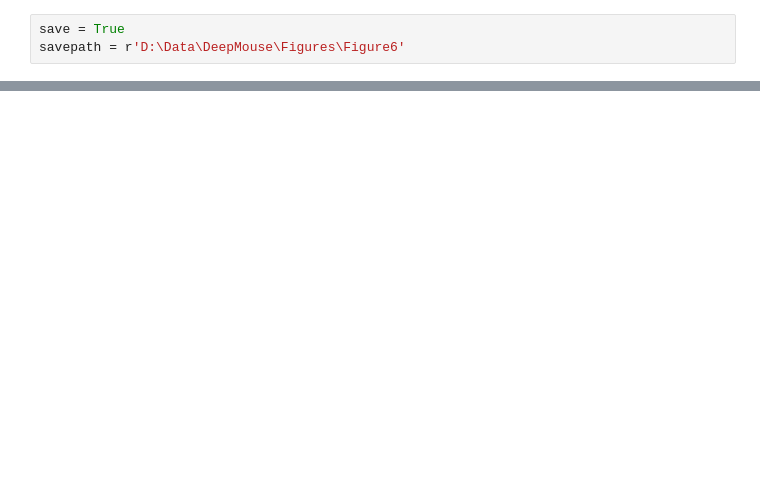
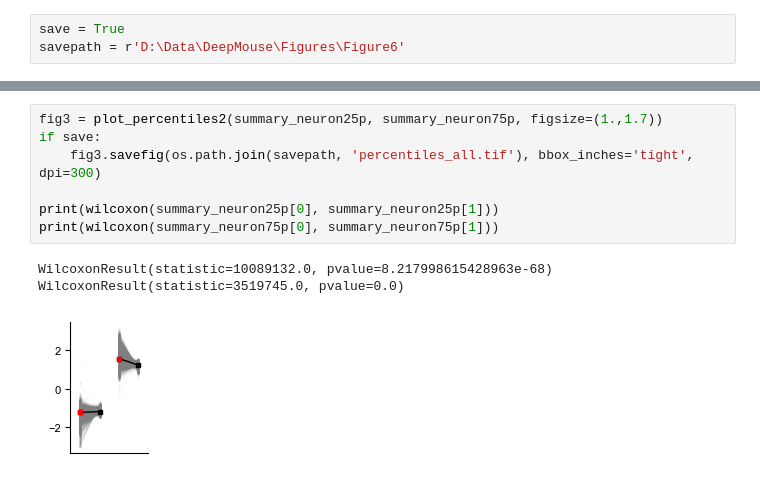
Before and after one commit to ruditong/MouseFeatureLandscape, a Jupyter notebook: analysis/Figure6.ipynb, the cells around one changed output, grey strips where cells are left out. Drawn from its saved outputs; the diff is of its cells as text; blank space fills up the shorter version.

```diff
--- a/analysis/Figure6.ipynb
+++ b/analysis/Figure6.ipynb
@@ -608,0 +138,11 @@ RL MannwhitneyuResult(statistic=650207.0, pvalue=0.15396726554597004)
+# %%
+fig3 = plot_percentiles2(summary_neuron25p, summary_neuron75p, figsize=(1.,1.7))
+if save:
+    fig3.savefig(os.path.join(savepath, 'percentiles_all.tif'), bbox_inches='tight', dpi=300)
+
+print(wilcoxon(summary_neuron25p[0], summary_neuron25p[1]))
+print(wilcoxon(summary_neuron75p[0], summary_neuron75p[1]))
+# %% [output]
+WilcoxonResult(statistic=10089132.0, pvalue=8.217998615428963e-68)
+WilcoxonResult(statistic=3519745.0, pvalue=0.0)
+[figure, added]
```
Also changed, not shown: parts of 54 cells of this notebook, 2 other files.
